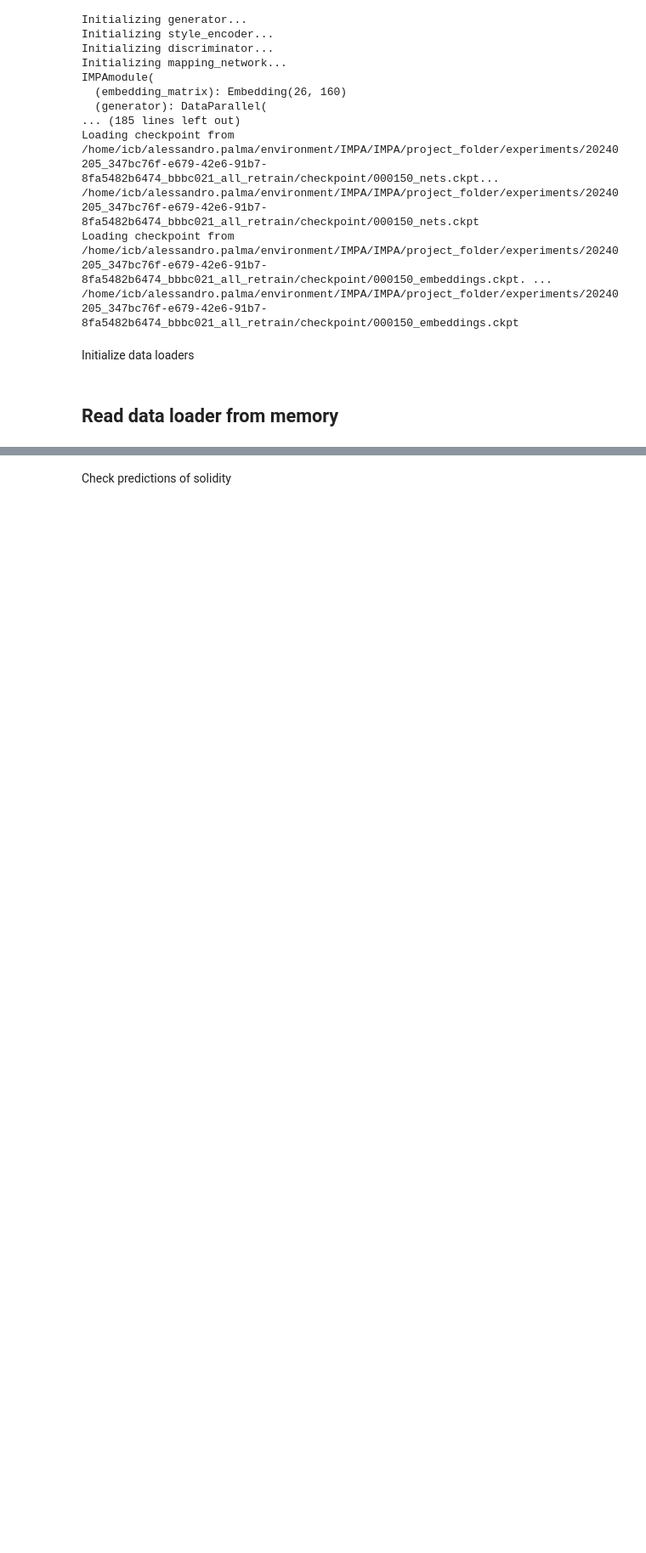
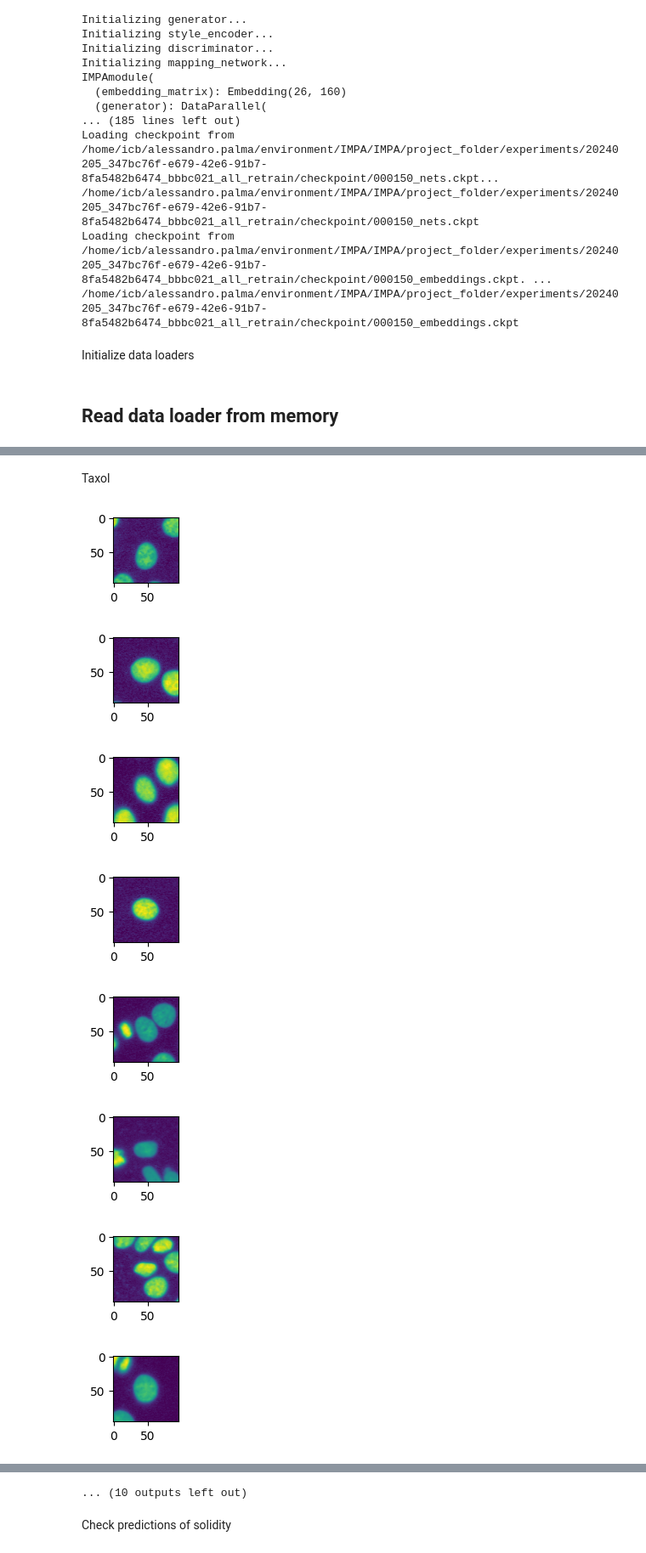
Before and after one commit to theislab/IMPA, a Jupyter notebook: notebooks/cpg0000/corrections_old_paper/strong_weak_drugs.ipynb, the cells around one changed output, grey strips where cells are left out. Shown at 85% size. Drawn from its saved outputs; the diff is of its cells as text; code cells hidden in the pictures; blank space fills up the shorter version.

```diff
--- a/notebooks/cpg0000/corrections_old_paper/strong_weak_drugs.ipynb
+++ b/notebooks/cpg0000/corrections_old_paper/strong_weak_drugs.ipynb
@@ -268,0 +318,16 @@ plot_n_images(transformed[:,:,:,2], 10,(1,1))
+# %% [markdown]
+Taxol
+# %%
+controls_taxol, transformed_taxol = transform_by_id(solver, dataloader, 100, "taxol", args)
+# %%
+plot_n_images(controls_taxol[:,:,:,2], 10,(1,1))
+plot_n_images(transformed_taxol[:,:,:,2], 10,(1,1))
+# %% [output]
+[figure, added]
+[figure, added]
+[figure, added]
+[figure, added]
+[figure, added]
+[figure, added]
+[figure, added]
+[figure, added]
@@ -269,3 +338,4 @@ plot_n_images(transformed[:,:,:,2], 10,(1,1))
+... (10 outputs left out)
 # %% [markdown]
 Check predictions of solidity
 # %%
```
Also changed, not shown: parts of 15 cells of this notebook, 6 other files.
